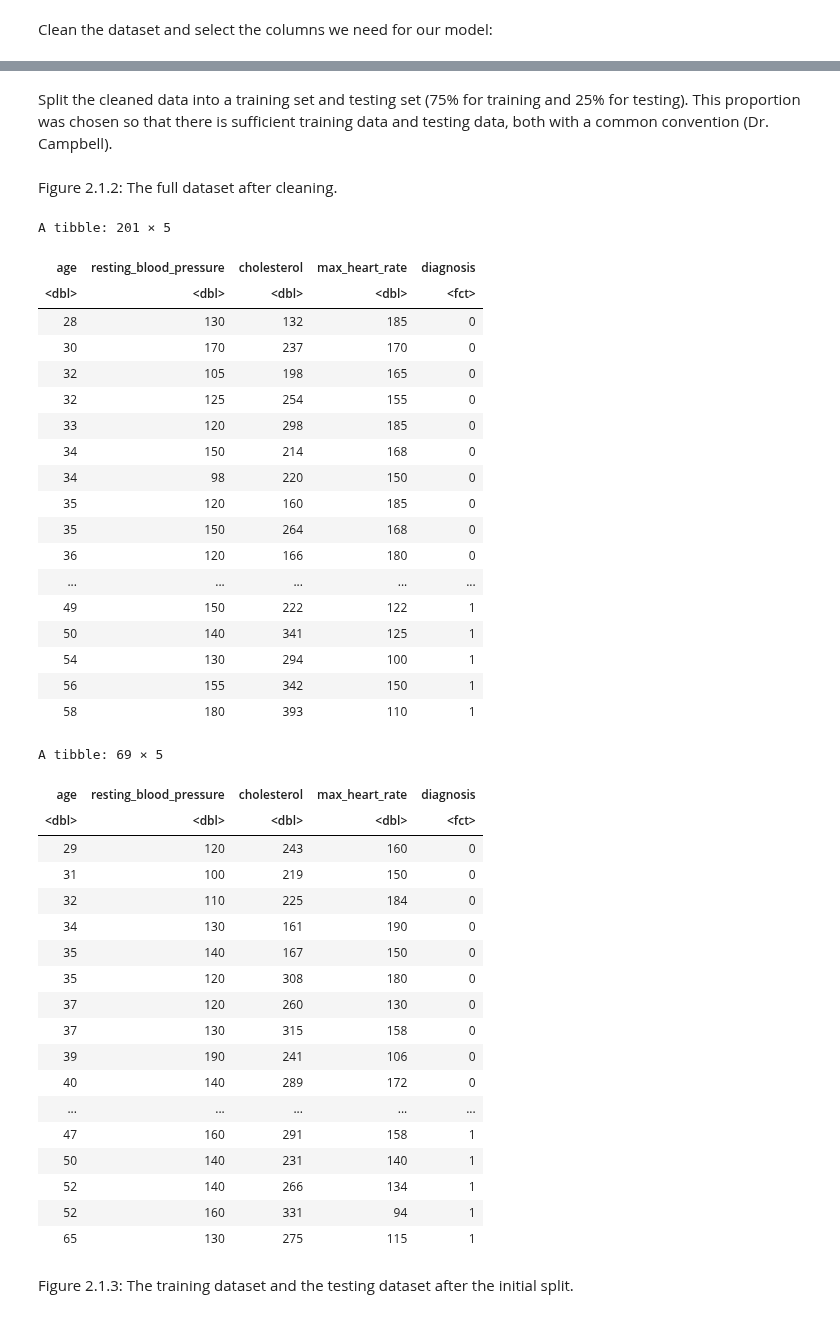
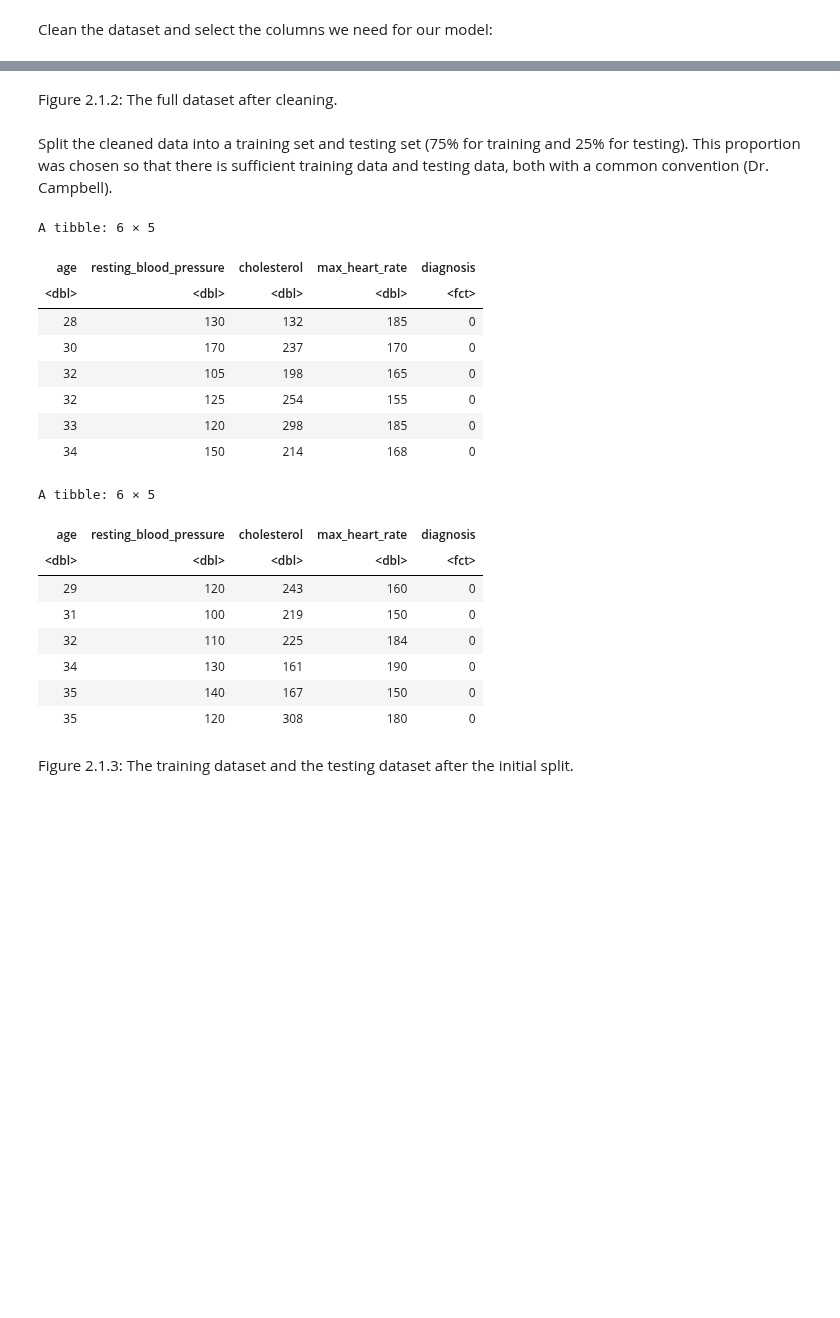
Before and after one commit to elshire7311/dsci100_group73, a Jupyter notebook: heart_analysis.ipynb, the cells around one changed output, grey strips where cells are left out. Drawn from its saved outputs; the diff is of its cells as text; code cells hidden in the pictures; blank space fills up the shorter version.

Commit message:
Cleaned the code and added to the summarize part

```diff
--- a/heart_analysis.ipynb
+++ b/heart_analysis.ipynb
@@ -114,39 +122,26 @@ $ diagnosis              <fct> 0, 0, 0, 0, 0, 0, 0, 0, 0, 0, 0, 0, 0, 0, 0, 0,
-# %% [markdown]
-Split the cleaned data into a training set and testing set (75% for training and 25% for testing). This proportion was chosen so that there is sufficient training data and testing data, both with a common convention (Dr. Campbell).
 # %% [markdown]
 Figure 2.1.2: The full dataset after cleaning.
+# %% [markdown]
+Split the cleaned data into a training set and testing set (75% for training and 25% for testing). This proportion was chosen so that there is sufficient training data and testing data, both with a common convention (Dr. Campbell).
 # %%
-# Set the seed so that this is reproducible.
-set.seed(1000)
-
 # Split data into training set and testing set.
 hungarian_split <- initial_split(hungarian_clean, prop = 0.75, strata = diagnosis)
 hungarian_train <- training(hungarian_split)
 hungarian_test <- testing(hungarian_split)
 
-hungarian_train
-hungarian_test
+head(hungarian_train)
+head(hungarian_test)
 # %% [output]
-A tibble: 201 × 5
+A tibble: 6 × 5
 | age | resting_blood_pressure | cholesterol | max_heart_rate | diagnosis |
 | <dbl> | <dbl> | <dbl> | <dbl> | <fct> |
 | 28 | 130 | 132 | 185 | 0 |
 | 30 | 170 | 237 | 170 | 0 |
 | 32 | 105 | 198 | 165 | 0 |
 | 32 | 125 | 254 | 155 | 0 |
 | 33 | 120 | 298 | 185 | 0 |
 | 34 | 150 | 214 | 168 | 0 |
-| 34 | 98 | 220 | 150 | 0 |
-| 35 | 120 | 160 | 185 | 0 |
-| 35 | 150 | 264 | 168 | 0 |
-| 36 | 120 | 166 | 180 | 0 |
-| ... | ... | ... | ... | ... |
-| 49 | 150 | 222 | 122 | 1 |
-| 50 | 140 | 341 | 125 | 1 |
-| 54 | 130 | 294 | 100 | 1 |
-| 56 | 155 | 342 | 150 | 1 |
-| 58 | 180 | 393 | 110 | 1 |
-A tibble: 69 × 5
+A tibble: 6 × 5
 | age | resting_blood_pressure | cholesterol | max_heart_rate | diagnosis |
 | <dbl> | <dbl> | <dbl> | <dbl> | <fct> |
 | 29 | 120 | 243 | 160 | 0 |
@@ -155,16 +150,6 @@ A tibble: 69 × 5
 | 34 | 130 | 161 | 190 | 0 |
 | 35 | 140 | 167 | 150 | 0 |
 | 35 | 120 | 308 | 180 | 0 |
-| 37 | 120 | 260 | 130 | 0 |
-| 37 | 130 | 315 | 158 | 0 |
-| 39 | 190 | 241 | 106 | 0 |
-| 40 | 140 | 289 | 172 | 0 |
-| ... | ... | ... | ... | ... |
-| 47 | 160 | 291 | 158 | 1 |
-| 50 | 140 | 231 | 140 | 1 |
-| 52 | 140 | 266 | 134 | 1 |
-| 52 | 160 | 331 | 94 | 1 |
-| 65 | 130 | 275 | 115 | 1 |
 # %% [markdown]
 Figure 2.1.3: The training dataset and the testing dataset after the initial split.
 # %% [markdown]
```
Also changed, not shown: parts of 25 cells of this notebook, 1 other file.
